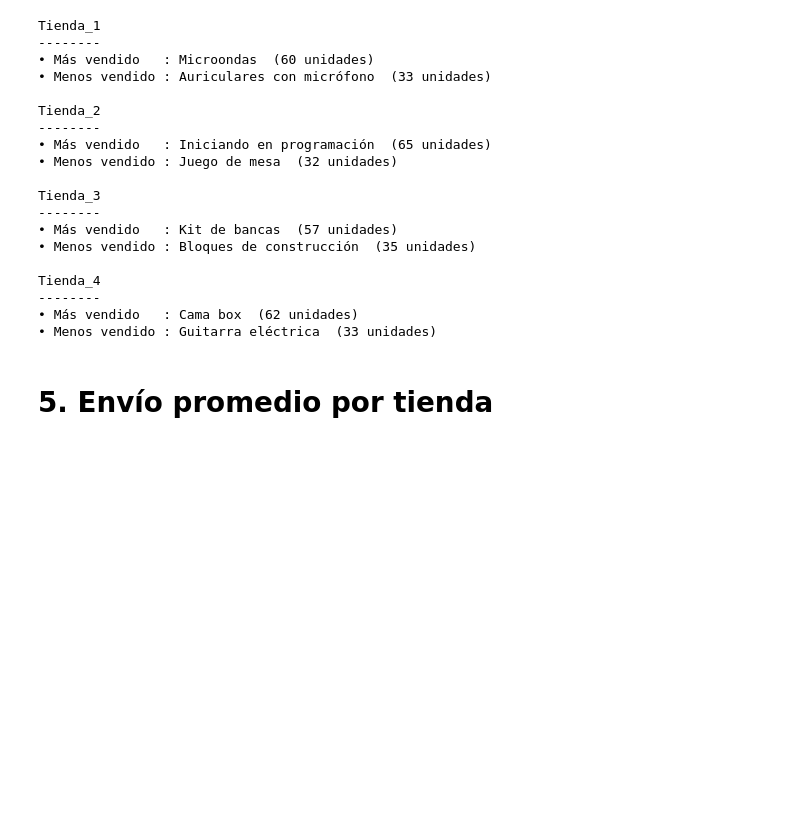
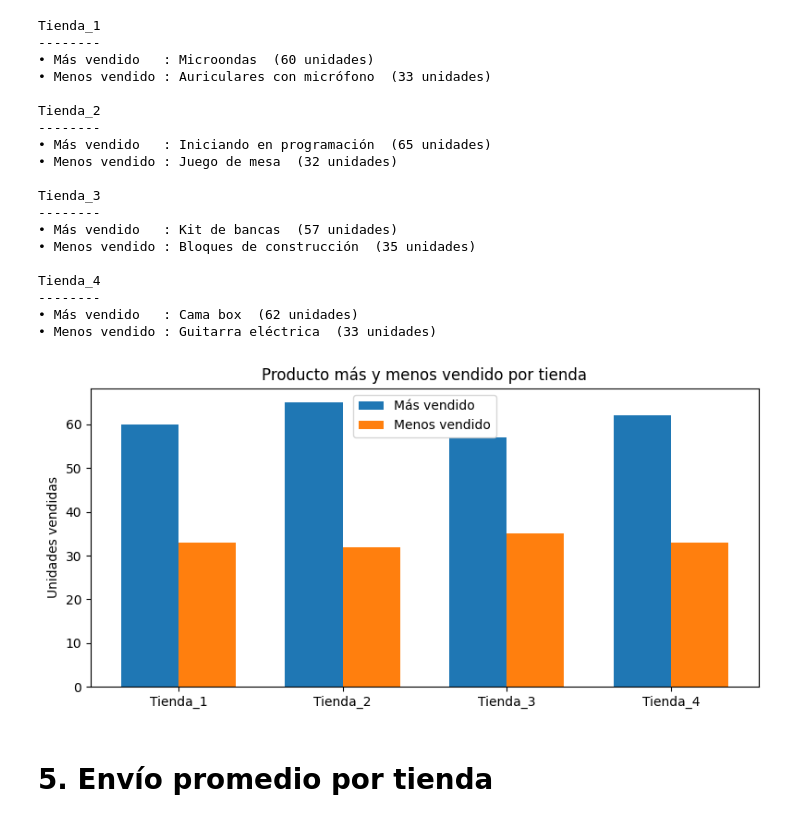
Before and after one commit to Sheila-Amaya/alura-store-datos, a Jupyter notebook: AluraStoreLatam.ipynb, the cells around one changed output. Saved outputs shown, nothing was run; the diff lists cells and outputs as text; code cells hidden in the pictures; blank space fills up the shorter version.

```diff
--- a/AluraStoreLatam.ipynb
+++ b/AluraStoreLatam.ipynb
@@ -144,6 +198,23 @@ Tienda_4
 --------
 • Más vendido   : Cama box  (62 unidades)
 • Menos vendido : Guitarra eléctrica  (33 unidades)
+# %%
+x = np.arange(len(nombres))
+ancho = 0.35
+
+plt.figure(figsize=(8,4))
+plt.bar(x - ancho/2, mas_val, width=ancho, label="Más vendido")
+plt.bar(x + ancho/2, men_val, width=ancho, label="Menos vendido")
+
+plt.xticks(x, nombres)
+plt.ylabel("Unidades vendidas")
+plt.title("Producto más y menos vendido por tienda")
+plt.legend()
+
+plt.tight_layout()
+plt.show()
+# %% [output]
+[figure, added]
 # %% [markdown]
 # 5. Envío promedio por tienda
 # %%
```
Also changed, not shown: parts of 4 cells of this notebook.
